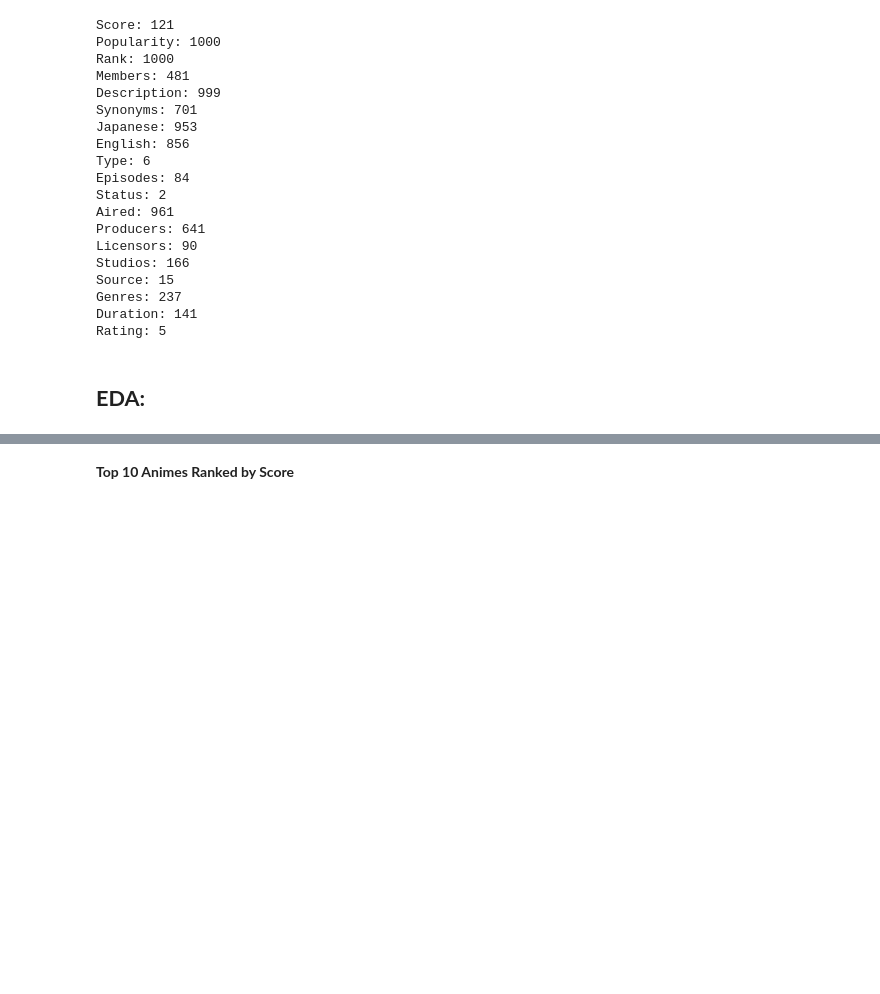
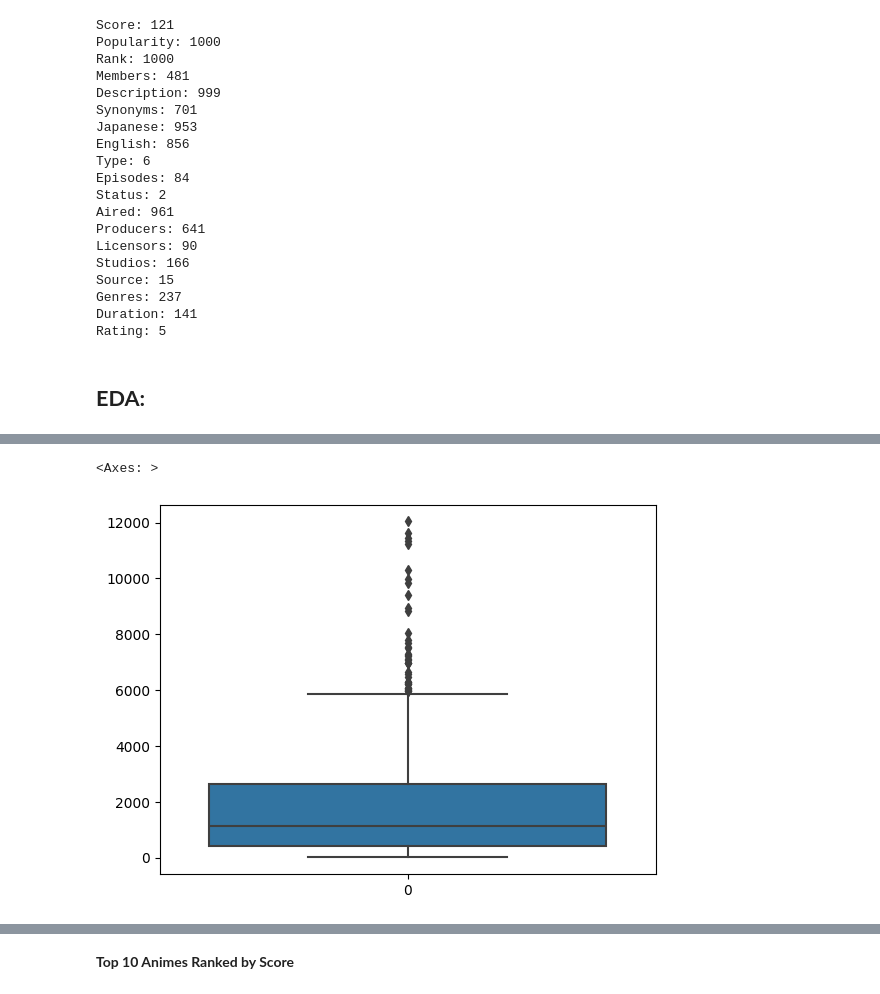
Before and after one commit to AbdessamadTzn/Dosatsu-Sozo, a Jupyter notebook: anime.ipynb, the cells around one changed output, grey strips where cells are left out. Drawn from its saved outputs; the diff is of its cells as text; code cells hidden in the pictures; blank space fills up the shorter version.

```diff
--- a/anime.ipynb
+++ b/anime.ipynb
@@ -96,0 +116,5 @@ Rating: 5
+# %%
+sns.boxplot(df['Popularity'])
+# %% [output]
+<Axes: >
+[figure, added]
```
Also changed, not shown: parts of 25 cells of this notebook, 1 other file.
